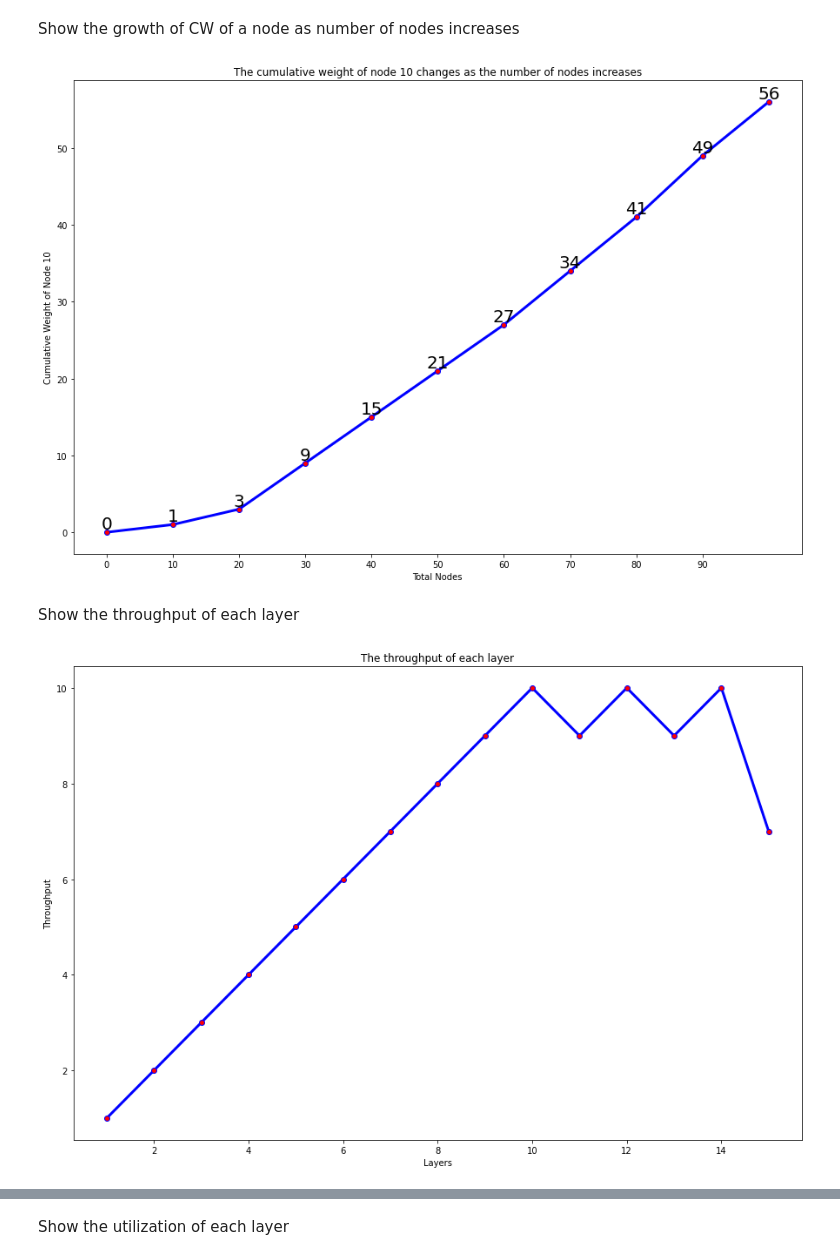
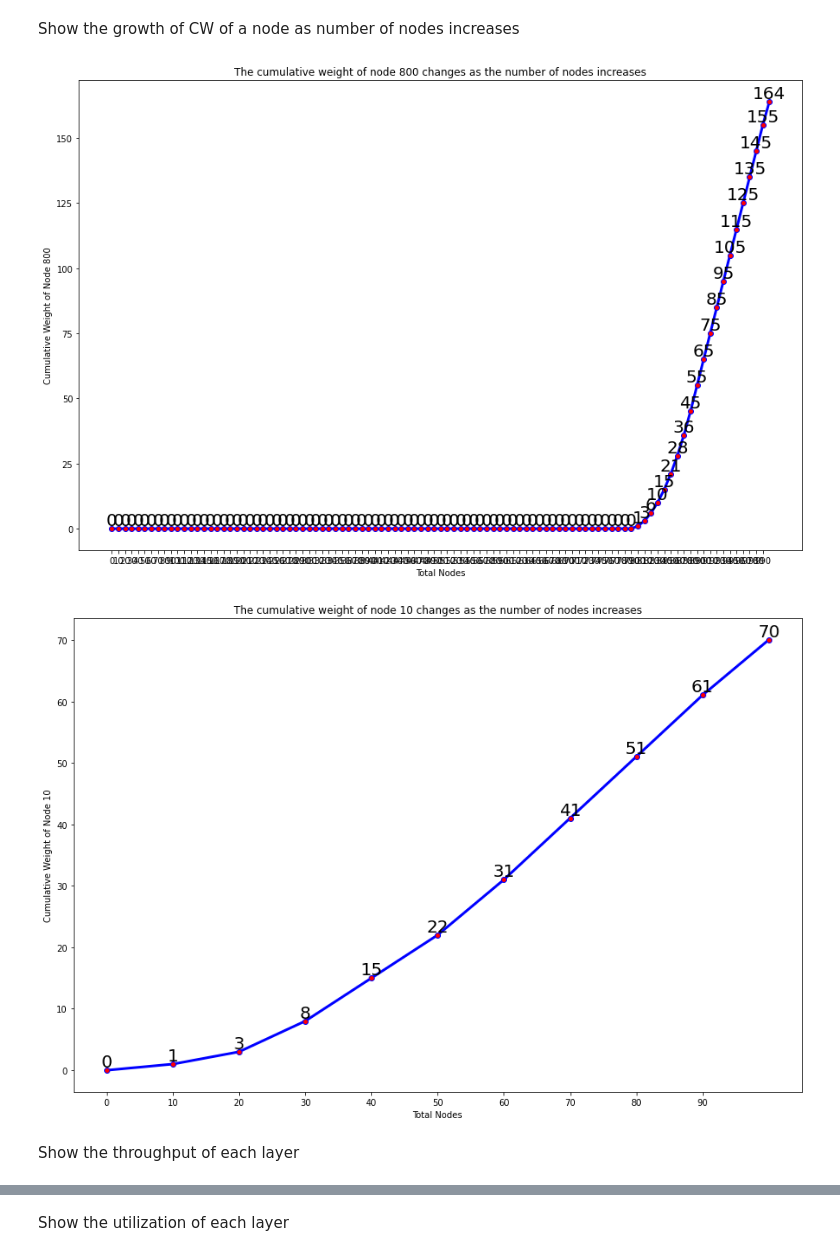
Before and after one commit to Hongwei-Z/FishingNetTopology, a Jupyter notebook: ExperimentChart.ipynb, the cells around one changed output, grey strips where cells are left out. Cells and saved outputs as stored; diff of their text form; code cells hidden in the pictures.

Commit message:
added more features and more graphs

```diff
--- a/ExperimentChart.ipynb
+++ b/ExperimentChart.ipynb
@@ -26,0 +10,7 @@ Rate of 10, 100 nodes.
+# %%
+rate1 = 10
+size1 = 1000
+f1 = FNT.FishingNet(rate1)
+for i in range(size1):
+    f1.nextNode(secrets.token_hex(16), datetime.now())
+Graph.drawFNT(f1)
@@ -32,0 +23,7 @@ Graph.drawCWs(fnt)
+# %%
+rate2 = 6
+size2 = 100
+f2 = FNT.FishingNet(rate2)
+for i in range(size2):
+    f2.nextNode(secrets.token_hex(16), datetime.now())
+Graph.drawCWs(f2)
@@ -33,12 +32,10 @@ Graph.drawCWs(fnt)
 # %% [markdown]
 Show the growth of CW of a node as number of nodes increases
 # %%
-Graph.drawCWChg(fnt, 10)
+Graph.drawCWChg(f1, 800)
+Graph.drawCWChg(f2, 10)
 # %% [output]
-[figure, old version]
+[figure, new version]
+[figure, added]
 # %% [markdown]
 Show the throughput of each layer
-# %%
-Graph.drawThroughput(fnt)
-# %% [output]
-[figure, removed]
```
Also changed, not shown: parts of 15 cells of this notebook, 4 other files.
